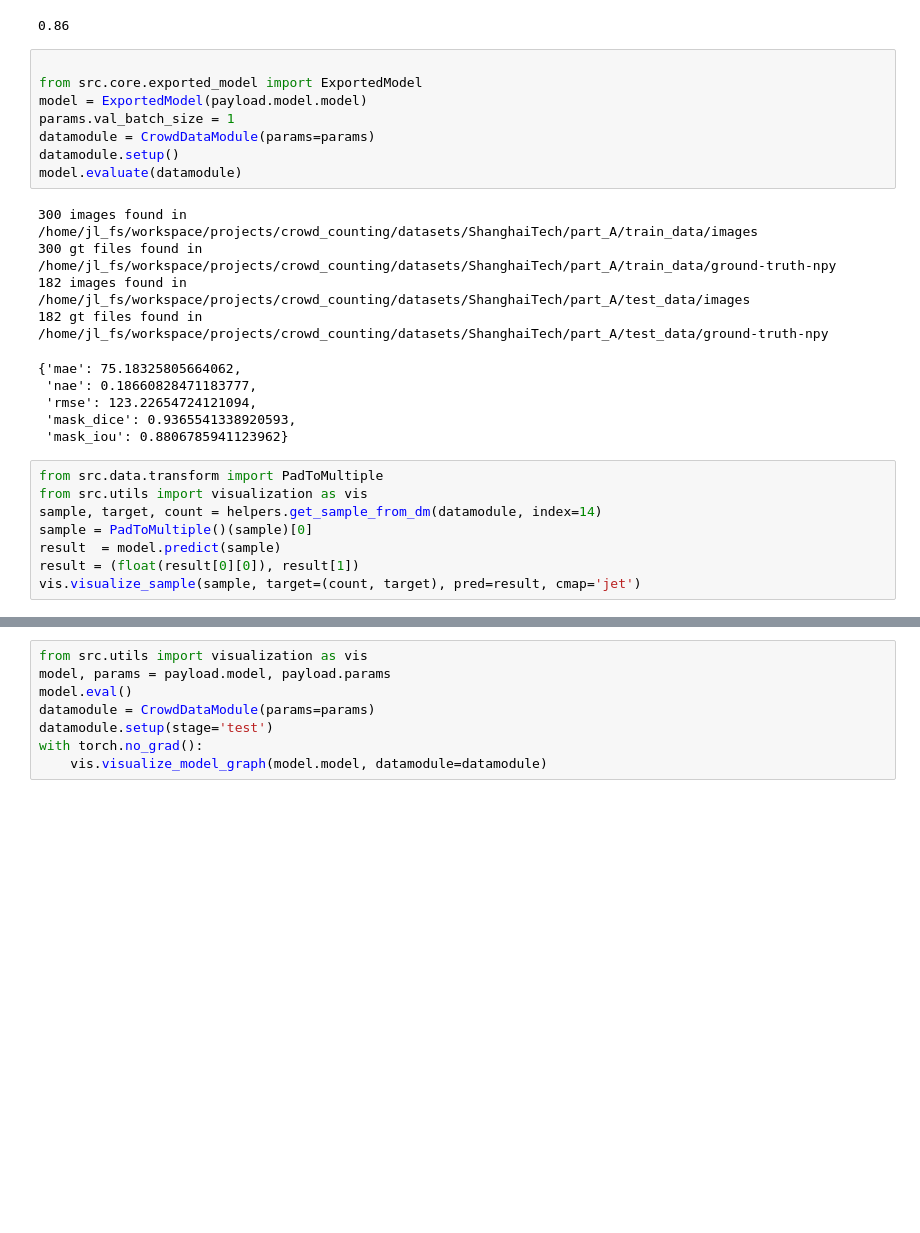
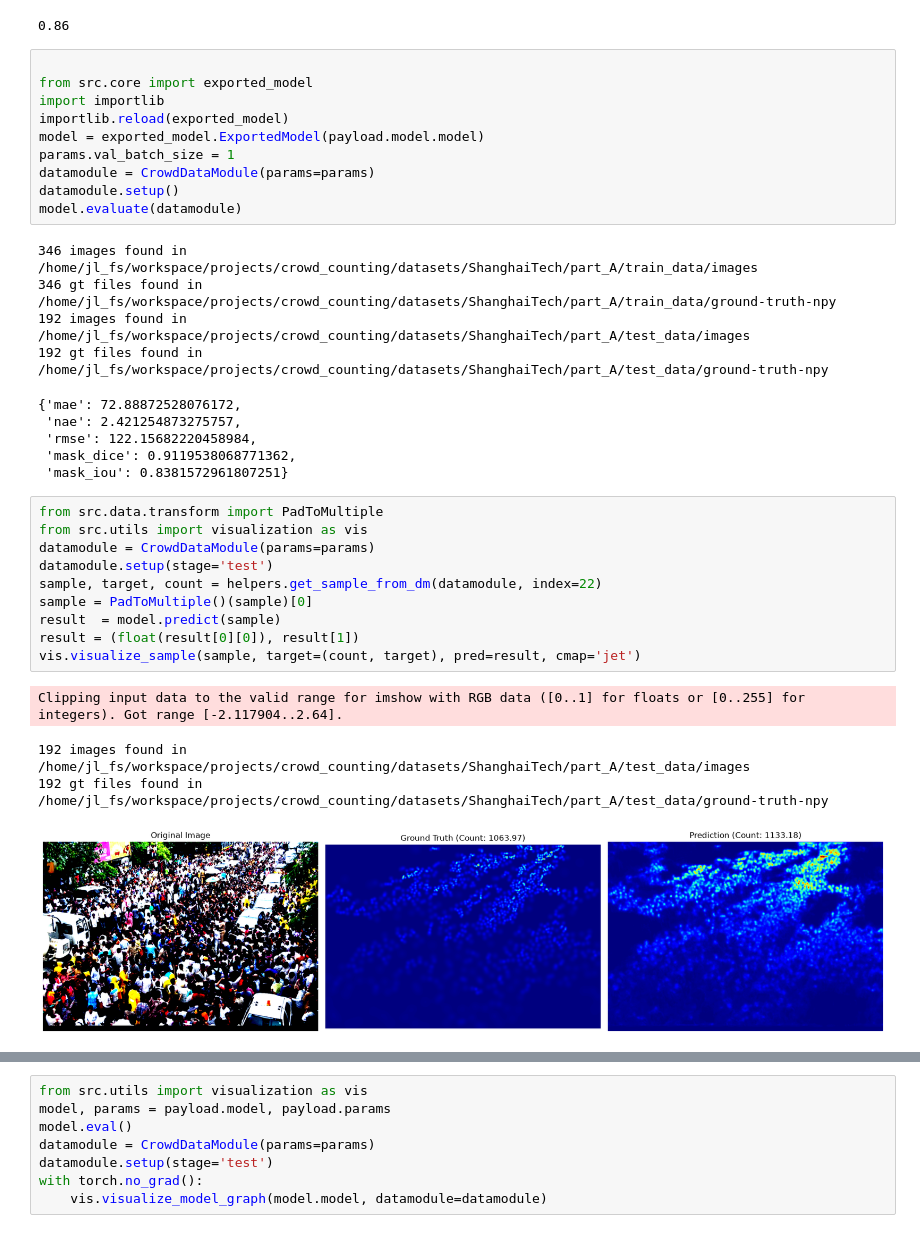
Before and after one commit to Karam-Antar/crowd_counting, a Jupyter notebook: notebooks/train.ipynb, the cells around one changed output, grey strips where cells are left out. Cells and saved outputs as stored; diff of their text form; blank space fills up the shorter version.

```diff
--- a/notebooks/train.ipynb
+++ b/notebooks/train.ipynb
@@ -145,30 +155,39 @@ payload.model.model.threshold
 0.86
 # %%
 
-from src.core.exported_model import ExportedModel
-model = ExportedModel(payload.model.model)
+from src.core import exported_model
+import importlib
+importlib.reload(exported_model)
+model = exported_model.ExportedModel(payload.model.model)
 params.val_batch_size = 1
 datamodule = CrowdDataModule(params=params)
 datamodule.setup()
 model.evaluate(datamodule)
 # %% [output]
-300 images found in /home/jl_fs/workspace/projects/crowd_counting/datasets/ShanghaiTech/part_A/train_data/images
-300 gt files found in /home/jl_fs/workspace/projects/crowd_counting/datasets/ShanghaiTech/part_A/train_data/ground-truth-npy
-182 images found in /home/jl_fs/workspace/projects/crowd_counting/datasets/ShanghaiTech/part_A/test_data/images
-182 gt files found in /home/jl_fs/workspace/projects/crowd_counting/datasets/ShanghaiTech/part_A/test_data/ground-truth-npy
+346 images found in /home/jl_fs/workspace/projects/crowd_counting/datasets/ShanghaiTech/part_A/train_data/images
+346 gt files found in /home/jl_fs/workspace/projects/crowd_counting/datasets/ShanghaiTech/part_A/train_data/ground-truth-npy
+192 images found in /home/jl_fs/workspace/projects/crowd_counting/datasets/ShanghaiTech/part_A/test_data/images
+192 gt files found in /home/jl_fs/workspace/projects/crowd_counting/datasets/ShanghaiTech/part_A/test_data/ground-truth-npy
-{'mae': 75.18325805664062,
- 'nae': 0.18660828471183777,
- 'rmse': 123.22654724121094,
- 'mask_dice': 0.9365541338920593,
- 'mask_iou': 0.8806785941123962}
+{'mae': 72.88872528076172,
+ 'nae': 2.421254873275757,
+ 'rmse': 122.15682220458984,
+ 'mask_dice': 0.9119538068771362,
+ 'mask_iou': 0.8381572961807251}
 # %%
 from src.data.transform import PadToMultiple
 from src.utils import visualization as vis
-sample, target, count = helpers.get_sample_from_dm(datamodule, index=14)
+datamodule = CrowdDataModule(params=params)
+datamodule.setup(stage='test')
+sample, target, count = helpers.get_sample_from_dm(datamodule, index=22)
 sample = PadToMultiple()(sample)[0]
 result  = model.predict(sample)
 result = (float(result[0][0]), result[1])
 vis.visualize_sample(sample, target=(count, target), pred=result, cmap='jet')
+# %% [output]
+Clipping input data to the valid range for imshow with RGB data ([0..1] for floats or [0..255] for integers). Got range [-2.117904..2.64].
+192 images found in /home/jl_fs/workspace/projects/crowd_counting/datasets/ShanghaiTech/part_A/test_data/images
+192 gt files found in /home/jl_fs/workspace/projects/crowd_counting/datasets/ShanghaiTech/part_A/test_data/ground-truth-npy
+[figure, added]
 # %%
 from src.core.exported_model import ExportedModel
 model = ExportedModel(payload.model)
```
Also changed, not shown: parts of 3 cells of this notebook, 10 other files.
